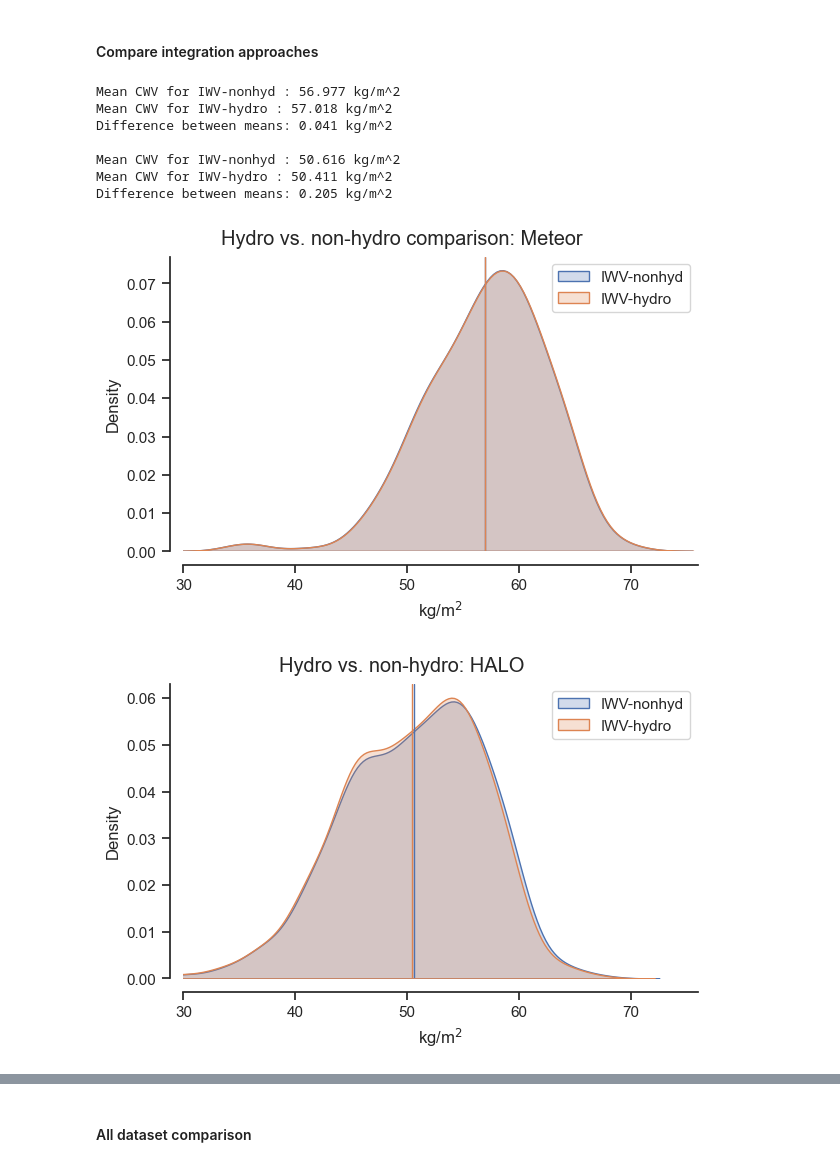
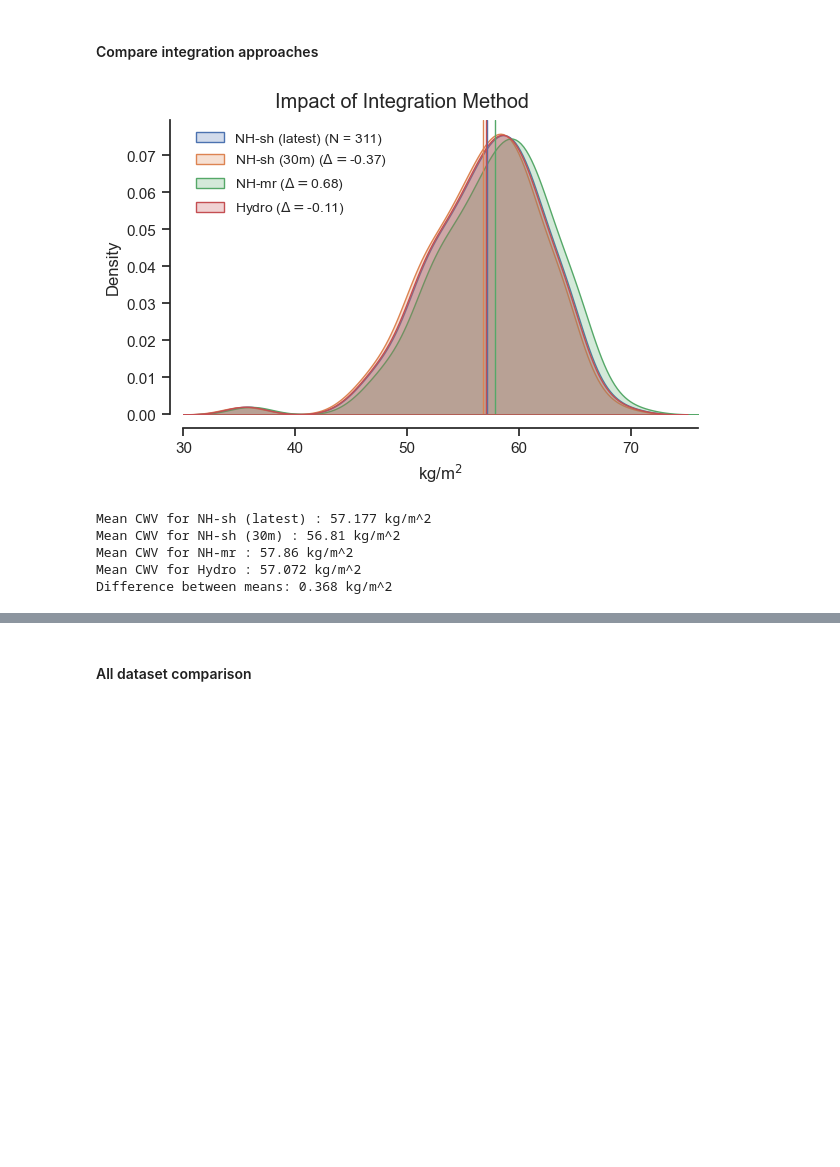
Before and after one commit to allison-wing/piccolo-data-ruppert, a Jupyter notebook: bowtie_sonde_comparison.ipynb, the cells around one changed output, grey strips where cells are left out. Cells and saved outputs as stored; diff of their text form; code cells hidden in the pictures; blank space fills up the shorter version.

```diff
--- a/bowtie_sonde_comparison.ipynb
+++ b/bowtie_sonde_comparison.ipynb
@@ -119,3 +198,8 @@ cwv_mr = vert_integral_mr(snd_meteor)
+# %%
+cwv_mr = vert_integral_mr(snd_meteor)
+cwv_sh = vert_integral_sh(snd_meteor) # latest method
+cwv_sh_30m = vert_integral_sh(snd_meteor, zbase=30) # latest method, 30 m base height
+cwv_hydro_sh = vert_integral_hydro_sh(snd_meteor)
 # %% [markdown]
 #### Helene's code
 # %%
@@ -394,27 +534,24 @@ def mean_comparison(cwvs, legends):
     print("Difference between means:" , np.abs(np.nanmean(cwvs[0]) - np.nanmean(cwvs[1])).round(3), 'kg/m^2')
     return None
 # %%
-legends = ['IWV-nonhyd', 'IWV-hydro']
-cwvs = [cwv_meteor, cwv_hydro]
-plot_cwv_kde(legends, cwvs, title='Hydro vs. non-hydro comparison: Meteor')
+legends = ['NH-sh (latest)', 'NH-sh (30m)', 'NH-mr', 'Hydro']
+cwvs = [cwv_sh, cwv_sh_30m, cwv_mr, cwv_hydro_sh]
+plot_cwv_kde(legends, cwvs, title='Impact of Integration Method')
 mean_comparison(cwvs, legends)
 
 print()
 
-legends = ['IWV-nonhyd', 'IWV-hydro']
-cwvs = [cwv_halo, cwv_halo_hydro]
-plot_cwv_kde(legends, cwvs, title='Hydro vs. non-hydro: HALO')
-mean_comparison(cwvs, legends)
+# legends = ['IWV-nonhyd', 'IWV-hydro']
+# cwvs = [cwv_halo, cwv_halo_hydro]
+# plot_cwv_kde(legends, cwvs, title='Hydro vs. non-hydro: HALO')
+# mean_comparison(cwvs, legends)
 # %% [output]
+[figure, new version]
-Mean CWV for IWV-nonhyd : 56.977 kg/m^2
-Mean CWV for IWV-hydro : 57.018 kg/m^2
-Difference between means: 0.041 kg/m^2
-
-Mean CWV for IWV-nonhyd : 50.616 kg/m^2
-Mean CWV for IWV-hydro : 50.411 kg/m^2
-Difference between means: 0.205 kg/m^2
+Mean CWV for NH-sh (latest) : 57.177 kg/m^2
+Mean CWV for NH-sh (30m) : 56.81 kg/m^2
+Mean CWV for NH-mr : 57.86 kg/m^2
+Mean CWV for Hydro : 57.072 kg/m^2
+Difference between means: 0.368 kg/m^2
-[figure, old version]
-[figure, removed]
 # %%
 legends = ['Using SH', 'Using MR']
 cwvs = [cwv_meteor, cwv_mr]
```
Also changed, not shown: parts of 19 cells of this notebook, 6 other files.
